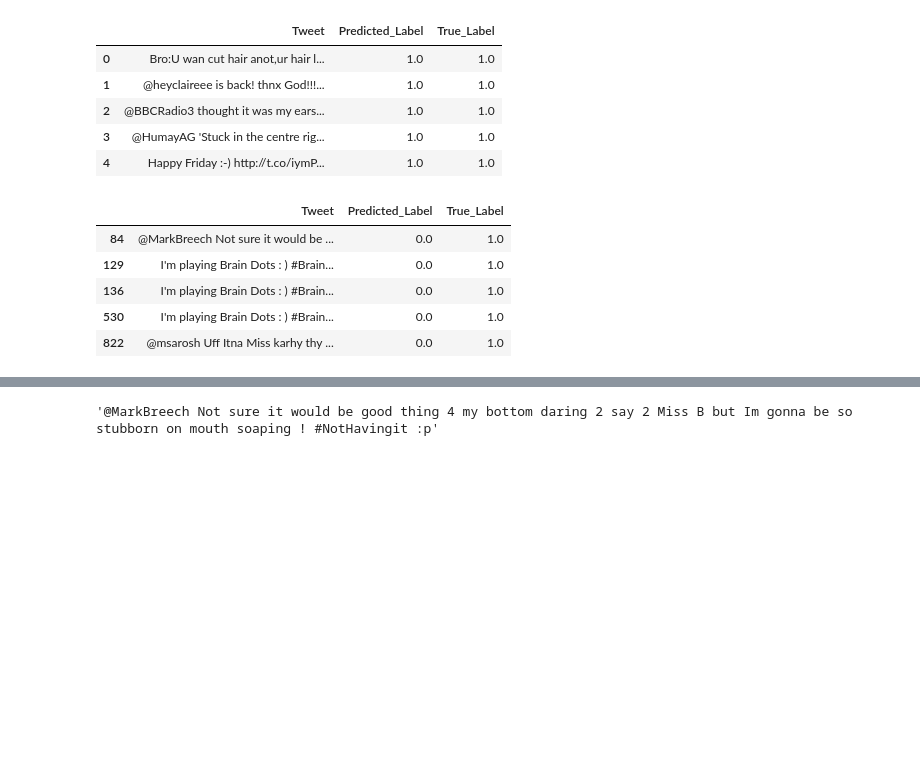
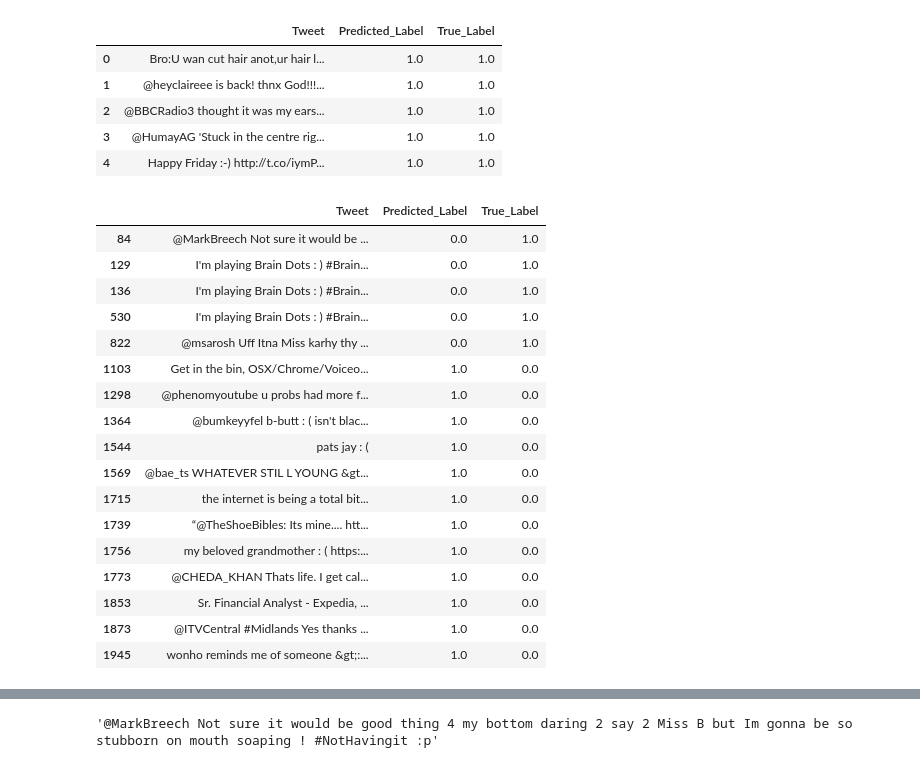
Before and after one commit to bk-anupam/NLP, a Jupyter notebook: DeepLearningAI_NLP_Specialization/1 - NLP with Classification and Vector Space Model/week1/NLP_C1_W1_assignment.ipynb, the cells around one changed output, grey strips where cells are left out. Cells and saved outputs as stored; diff of their text form; code cells hidden in the pictures; blank space fills up the shorter version.

```diff
--- a/DeepLearningAI_NLP_Specialization/1 - NLP with Classification and Vector Space Model/week1/NLP_C1_W1_assignment.ipynb
+++ b/DeepLearningAI_NLP_Specialization/1 - NLP with Classification and Vector Space Model/week1/NLP_C1_W1_assignment.ipynb
@@ -226,13 +250,25 @@ Number of misclassified tweets = 17
 | 3 | @HumayAG 'Stuck in the centre rig... | 1.0 | 1.0 |
 | 4 | Happy Friday :-) http://t.co/iymP... | 1.0 | 1.0 |
 # %%
-# some of the misclassified tweets
+# some of the misclassified tweets predicted using logistic regression
 df_misclassified_tweets = df_test_tweets[~is_correct]
-df_misclassified_tweets.head()
+df_misclassified_tweets
 # %% [output]
 |  | Tweet | Predicted_Label | True_Label |
 | 84 | @MarkBreech Not sure it would be ... | 0.0 | 1.0 |
 | 129 | I'm playing Brain Dots : ) #Brain... | 0.0 | 1.0 |
 | 136 | I'm playing Brain Dots : ) #Brain... | 0.0 | 1.0 |
 | 530 | I'm playing Brain Dots : ) #Brain... | 0.0 | 1.0 |
 | 822 | @msarosh Uff Itna Miss karhy thy ... | 0.0 | 1.0 |
+| 1103 | Get in the bin, OSX/Chrome/Voiceo... | 1.0 | 0.0 |
+| 1298 | @phenomyoutube u probs had more f... | 1.0 | 0.0 |
+| 1364 | @bumkeyyfel b-butt : ( isn't blac... | 1.0 | 0.0 |
+| 1544 | pats jay : ( | 1.0 | 0.0 |
+| 1569 | @bae_ts WHATEVER STIL L YOUNG &gt... | 1.0 | 0.0 |
+| 1715 | the internet is being a total bit... | 1.0 | 0.0 |
+| 1739 | “@TheShoeBibles: Its mine.... htt... | 1.0 | 0.0 |
+| 1756 | my beloved grandmother : ( https:... | 1.0 | 0.0 |
+| 1773 | @CHEDA_KHAN Thats life. I get cal... | 1.0 | 0.0 |
+| 1853 | Sr. Financial Analyst - Expedia, ... | 1.0 | 0.0 |
+| 1873 | @ITVCentral #Midlands Yes thanks ... | 1.0 | 0.0 |
+| 1945 | wonho reminds me of someone &gt;:... | 1.0 | 0.0 |
```
Also changed, not shown: parts of 7 cells of this notebook.
